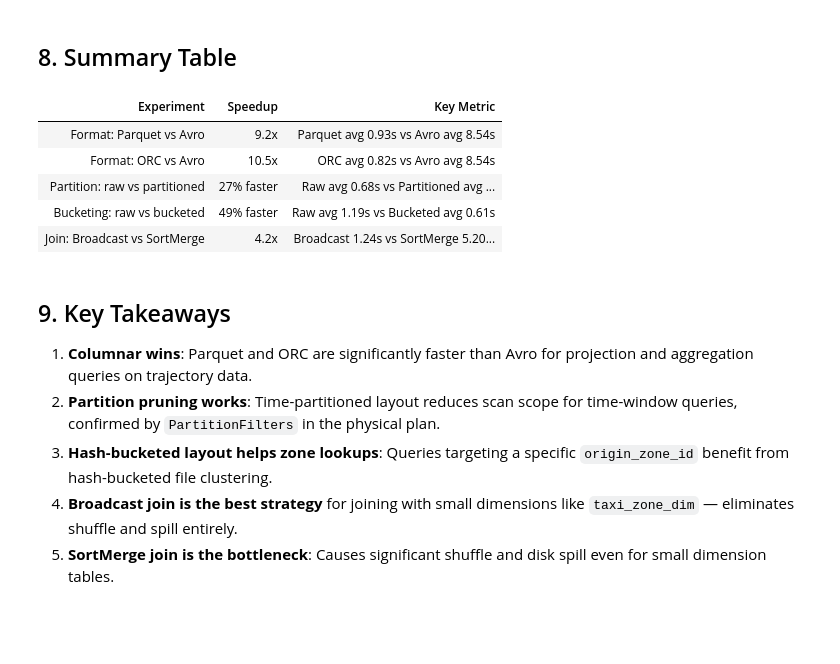
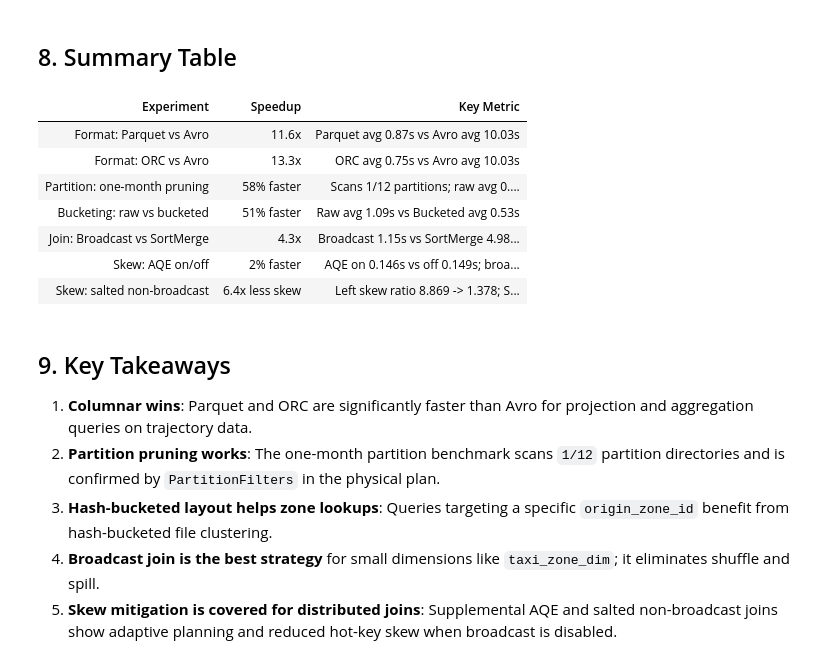
Before and after one commit to AnhNV2003/bigdata-spark-query-optimization, a Jupyter notebook: notebooks/04_benchmark_visualization_story.ipynb, the cells around one changed output. Cells and saved outputs as stored; diff of their text form; code cells hidden in the pictures; blank space fills up the shorter version.

```diff
--- a/notebooks/04_benchmark_visualization_story.ipynb
+++ b/notebooks/04_benchmark_visualization_story.ipynb
@@ -19,6 +19,7 @@ WORK_ROOT = Path.cwd().resolve()
 if not (WORK_ROOT / "results").exists():
     WORK_ROOT = WORK_ROOT.parent
 RESULTS_DIR = WORK_ROOT / "results"
+EVIDENCE_DIR = RESULTS_DIR / "evidence"
 
 COLORS = {
     "parquet": "#2f6f9f",
@@ -47,7 +48,11 @@ paths = {
     "avro": RESULTS_DIR / "format" / "trajectory_avro_format_benchmark.csv",
     "partition_raw": RESULTS_DIR / "partition" / "trajectory_partition_raw_benchmark.csv",
     "partition": RESULTS_DIR / "partition" / "trajectory_partition_benchmark.csv",
+    "partition_month_raw": RESULTS_DIR / "partition_month" / "trajectory_partition_month_raw_benchmark.csv",
+    "partition_month": RESULTS_DIR / "partition_month" / "trajectory_partition_month_benchmark.csv",
     "join_skew": RESULTS_DIR / "join_skew" / "trajectory_join_skew_benchmark.csv",
+    "join_skew_aqe": RESULTS_DIR / "join_skew_aqe" / "trajectory_join_skew_aqe_benchmark.csv",
+    "join_skew_large": RESULTS_DIR / "join_skew_large" / "trajectory_large_skew_join_benchmark.csv",
     "bucketing_raw": RESULTS_DIR / "bucketing" / "trajectory_bucket_layout_raw_benchmark.csv",
     "bucketing_bucketed": RESULTS_DIR / "bucketing" / "trajectory_bucket_layout_bucketed_benchmark.csv",
 }
@@ -60,5 +65,13 @@ else:
 
 dfs = {n: pd.read_csv(p) for n, p in paths.items() if p.exists()}
 print(f"Loaded: {', '.join(sorted(dfs))}")
+
+evidence_paths = {
+    "partition_month_summary": EVIDENCE_DIR / "partition_month_summary.csv",
+    "bucketing_summary": EVIDENCE_DIR / "bucketing_summary.csv",
+    "join_skew_aqe_summary": EVIDENCE_DIR / "join_skew_aqe_summary.csv",
+    "join_skew_large_summary": EVIDENCE_DIR / "join_skew_large_summary.csv",
+}
+evidence = {n: pd.read_csv(p) for n, p in evidence_paths.items() if p.exists()}
 # %% [output]
 All benchmark CSV files detected.
@@ -413,43 +448,65 @@ for title, path, keywords in highlights:
 # %%
 summary_rows = []
 
 if format_frames:
     pq_med = pivot["parquet"].mean()
     orc_med = pivot["orc"].mean()
     avro_med = pivot["avro"].mean()
     summary_rows.append({"Experiment": "Format: Parquet vs Avro", "Speedup": f"{avro_med / pq_med:.1f}x", "Key Metric": f"Parquet avg {pq_med:.2f}s vs Avro avg {avro_med:.2f}s"})
     summary_rows.append({"Experiment": "Format: ORC vs Avro", "Speedup": f"{avro_med / orc_med:.1f}x", "Key Metric": f"ORC avg {orc_med:.2f}s vs Avro avg {avro_med:.2f}s"})
 
-if has_partition:
+if "partition_month_summary" in evidence:
+    pm = evidence["partition_month_summary"]
+    raw_avg = pm["raw_sec"].mean()
+    part_avg = pm["partitioned_sec"].mean()
+    scanned = pm["partitions_scanned"].dropna().iloc[0]
+    summary_rows.append({"Experiment": "Partition: one-month pruning", "Speedup": f"{(raw_avg - part_avg) / raw_avg * 100:.0f}% faster", "Key Metric": f"Scans {scanned} partitions; raw avg {raw_avg:.2f}s vs partitioned avg {part_avg:.2f}s"})
+elif has_partition:
     raw_avg = piv["raw"].mean()
     part_avg = piv["partitioned"].mean()
-    summary_rows.append({"Experiment": "Partition: raw vs partitioned", "Speedup": f"{(raw_avg - part_avg) / raw_avg * 100:.0f}% faster", "Key Metric": f"Raw avg {raw_avg:.2f}s vs Partitioned avg {part_avg:.2f}s"})
+    summary_rows.append({"Experiment": "Partition: historical context", "Speedup": f"{(raw_avg - part_avg) / raw_avg * 100:.0f}% faster", "Key Metric": f"Raw avg {raw_avg:.2f}s vs partitioned avg {part_avg:.2f}s"})
 
 if has_bucket:
     braw_avg = bpiv["raw"].mean()
     bbuck_avg = bpiv["bucketed"].mean()
     summary_rows.append({"Experiment": "Bucketing: raw vs bucketed", "Speedup": f"{(braw_avg - bbuck_avg) / braw_avg * 100:.0f}% faster", "Key Metric": f"Raw avg {braw_avg:.2f}s vs Bucketed avg {bbuck_avg:.2f}s"})
 
 if "join_skew" in dfs:
     summary_rows.append({"Experiment": "Join: Broadcast vs SortMerge", "Speedup": f"{baseline_rt / broadcast_rt:.1f}x", "Key Metric": f"Broadcast {broadcast_rt:.2f}s vs SortMerge {baseline_rt:.2f}s, spill={jmed[jmed.query_id == 'Q08'].spill_mb.values[0]:.0f}MB"})
 
+if "join_skew_aqe_summary" in evidence:
+    aqe = evidence["join_skew_aqe_summary"]
+    aqe_off = aqe.loc[aqe["adaptive_enabled"] == False, "median_runtime_sec"].iloc[0]
+    aqe_on = aqe.loc[aqe["adaptive_enabled"] == True, "median_runtime_sec"].iloc[0]
+    aqe_gain = (aqe_off - aqe_on) / aqe_off * 100
+    direction = "faster" if aqe_gain >= 0 else "slower"
+    summary_rows.append({"Experiment": "Skew: AQE on/off", "Speedup": f"{abs(aqe_gain):.0f}% {direction}", "Key Metric": f"AQE on {aqe_on:.3f}s vs off {aqe_off:.3f}s; broadcast disabled"})
+
+if "join_skew_large_summary" in evidence:
+    large = evidence["join_skew_large_summary"]
+    before = large["left_skew_ratio_before"].iloc[0]
+    after = large["left_skew_ratio_after"].iloc[0]
+    summary_rows.append({"Experiment": "Skew: salted non-broadcast", "Speedup": f"{before / after:.1f}x less skew", "Key Metric": f"Left skew ratio {before:.3f} -> {after:.3f}; SortMerge and broadcast disabled"})
+
 if summary_rows:
     summary_pdf = pd.DataFrame(summary_rows)
     display(summary_pdf.style.set_properties(**{"text-align": "left"}).hide(axis="index"))
 else:
     print("No summary data available.")
 # %% [output]
 | Experiment | Speedup | Key Metric |
-| Format: Parquet vs Avro | 9.2x | Parquet avg 0.93s vs Avro avg 8.54s |
-| Format: ORC vs Avro | 10.5x | ORC avg 0.82s vs Avro avg 8.54s |
-| Partition: raw vs partitioned | 27% faster | Raw avg 0.68s vs Partitioned avg ... |
-| Bucketing: raw vs bucketed | 49% faster | Raw avg 1.19s vs Bucketed avg 0.61s |
-| Join: Broadcast vs SortMerge | 4.2x | Broadcast 1.24s vs SortMerge 5.20... |
+| Format: Parquet vs Avro | 11.6x | Parquet avg 0.87s vs Avro avg 10.03s |
+| Format: ORC vs Avro | 13.3x | ORC avg 0.75s vs Avro avg 10.03s |
+| Partition: one-month pruning | 58% faster | Scans 1/12 partitions; raw avg 0.... |
+| Bucketing: raw vs bucketed | 51% faster | Raw avg 1.09s vs Bucketed avg 0.53s |
+| Join: Broadcast vs SortMerge | 4.3x | Broadcast 1.15s vs SortMerge 4.98... |
+| Skew: AQE on/off | 2% faster | AQE on 0.146s vs off 0.149s; broa... |
+| Skew: salted non-broadcast | 6.4x less skew | Left skew ratio 8.869 -> 1.378; S... |
 # %% [markdown]
 ## 9. Key Takeaways
 
 1. **Columnar wins**: Parquet and ORC are significantly faster than Avro for projection and aggregation queries on trajectory data.
-2. **Partition pruning works**: Time-partitioned layout reduces scan scope for time-window queries, confirmed by `PartitionFilters` in the physical plan.
+2. **Partition pruning works**: The one-month partition benchmark scans `1/12` partition directories and is confirmed by `PartitionFilters` in the physical plan.
 3. **Hash-bucketed layout helps zone lookups**: Queries targeting a specific `origin_zone_id` benefit from hash-bucketed file clustering.
-4. **Broadcast join is the best strategy** for joining with small dimensions like `taxi_zone_dim` — eliminates shuffle and spill entirely.
-5. **SortMerge join is the bottleneck**: Causes significant shuffle and disk spill even for small dimension tables.
+4. **Broadcast join is the best strategy** for small dimensions like `taxi_zone_dim`; it eliminates shuffle and spill.
+5. **Skew mitigation is covered for distributed joins**: Supplemental AQE and salted non-broadcast joins show adaptive planning and reduced hot-key skew when broadcast is disabled.
```
Also changed, not shown: parts of 12 cells of this notebook, 45 other files.
